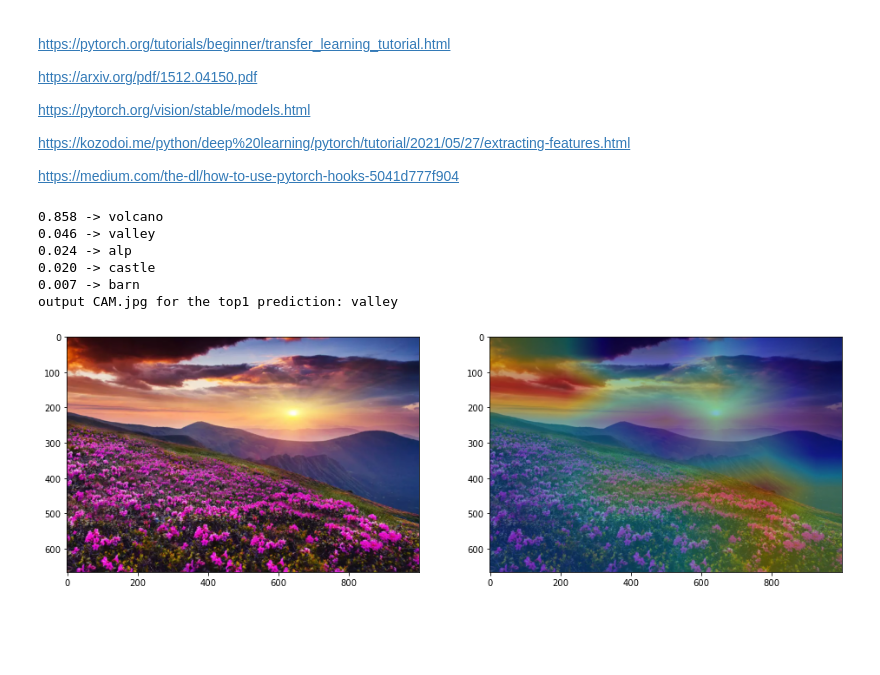
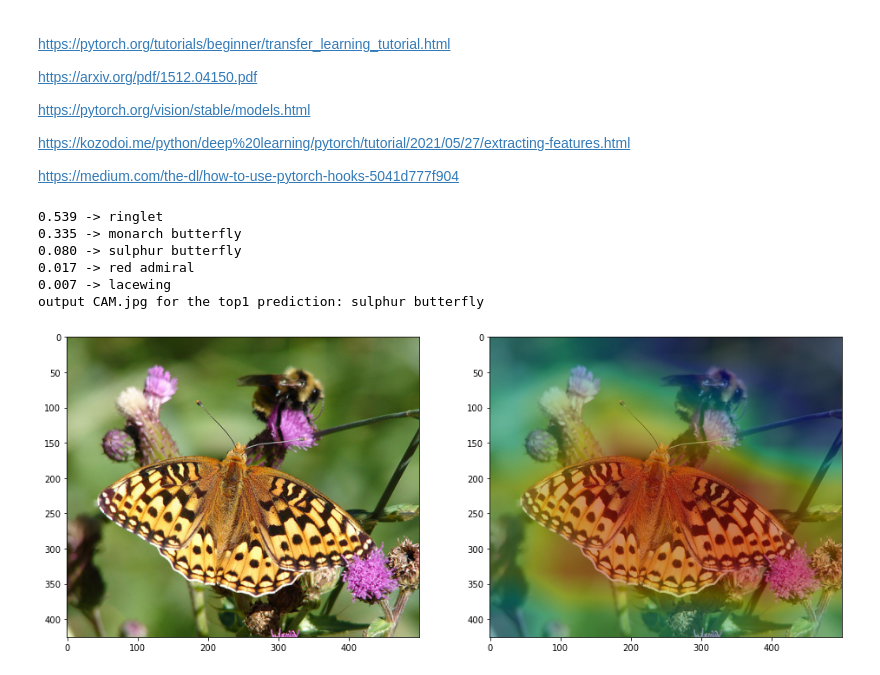
Before and after one commit to prateekgargX/Visualizing-Neural-Networks, a Jupyter notebook: Class-Activation-Maps/CAM.ipynb, the cells around one changed output. Drawn from its saved outputs; the diff is of its cells as text; code cells hidden in the pictures; blank space fills up the shorter version.

Commit message:
Add images for CAM

```diff
--- a/Class-Activation-Maps/CAM.ipynb
+++ b/Class-Activation-Maps/CAM.ipynb
@@ -51,7 +51,8 @@ preprocess = transforms.Compose([
 # %%
 # input image
 LABELS_file = 'imagenet-simple-labels.json'
-image_file = 'img2.jpg'
+#image_file = input("Name of input image: ")
+image_file = "img11.jpg"
 net = models.resnet18(pretrained=True)
 finalconv_name = 'layer4'
 
@@ -81,39 +82,39 @@ with open(LABELS_file) as f:
 
 h_x = F.softmax(logit, dim=1).data.squeeze()
 probs, idx = h_x.sort(0, True)
 probs = probs.numpy()
 idx = idx.numpy()
 
 # output the prediction
 for i in range(0, 5):
     print('{:.3f} -> {}'.format(probs[i], classes[idx[i]]))
 
 # generate class activation mapping for the top1 prediction
-CAMs = returnCAM(features_blobs[0], weight_softmax, [1])
+CAMs = returnCAM(features_blobs[0], weight_softmax,[idx[2]])
 
 # render the CAM and output
-print('output CAM.jpg for the top1 prediction: %s'%classes[idx[1]])
+print('output CAM.jpg for the top1 prediction: %s'%classes[idx[2]])
 img = cv2.imread(image_file)
 height, width, _ = img.shape
 heatmap = cv2.applyColorMap(cv2.resize(CAMs[0],(width, height)), cv2.COLORMAP_JET)
 result = heatmap * 0.3 + img * 0.5
 cv2.imwrite('CAM.jpg', result);
 # figure size in inches optional
 rcParams['figure.figsize'] = 16 ,9
 
 # read images
 img_A = mpimg.imread(image_file)
 img_B = mpimg.imread("CAM.jpg")
 
 # display images
 fig, ax = plt.subplots(1,2)
 ax[0].imshow(img_A);
 ax[1].imshow(img_B);
 # %% [output]
-0.858 -> volcano
-0.046 -> valley
-0.024 -> alp
-0.020 -> castle
-0.007 -> barn
-output CAM.jpg for the top1 prediction: valley
+0.539 -> ringlet
+0.335 -> monarch butterfly
+0.080 -> sulphur butterfly
+0.017 -> red admiral
+0.007 -> lacewing
+output CAM.jpg for the top1 prediction: sulphur butterfly
-[figure, old version]
+[figure, new version]
```
Also changed, not shown: parts of 1 cell of this notebook, 9 other files.
